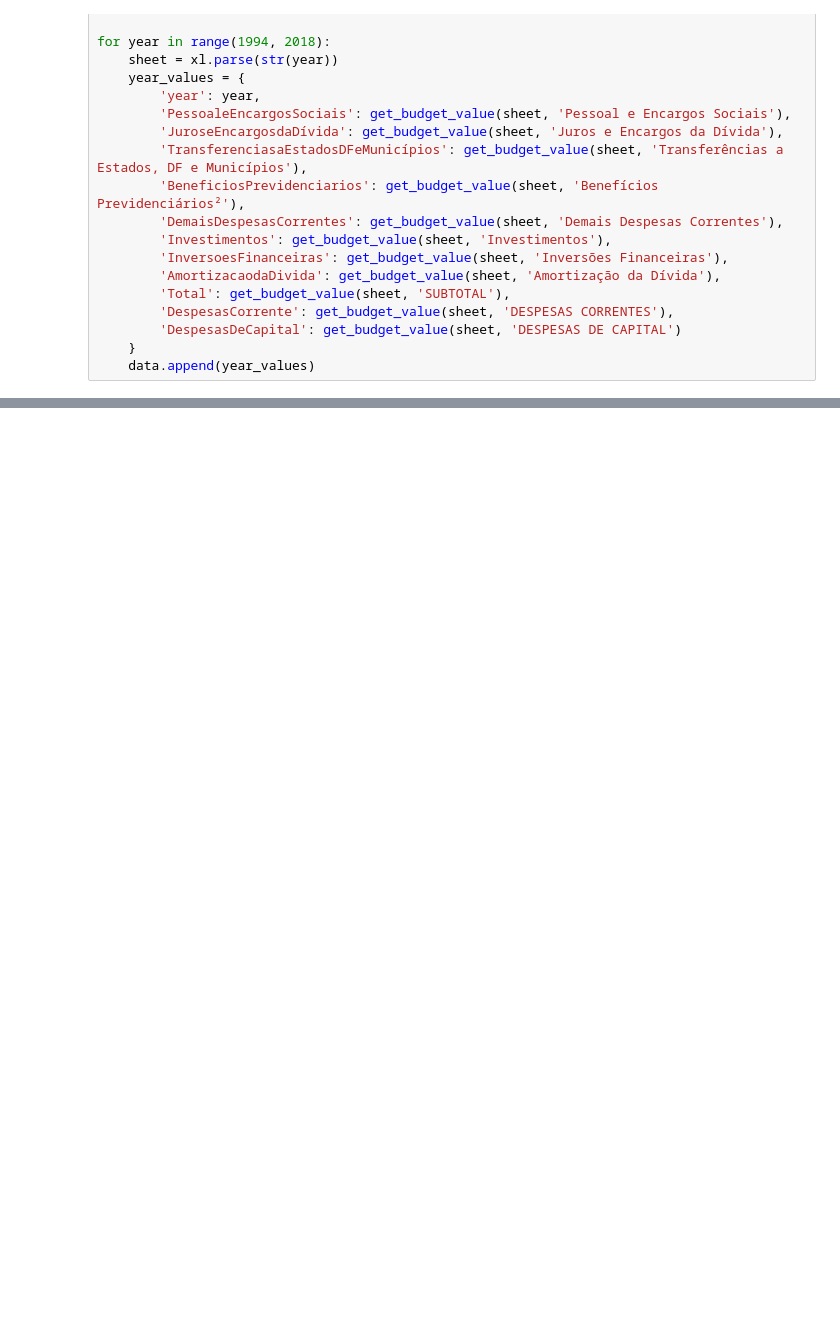
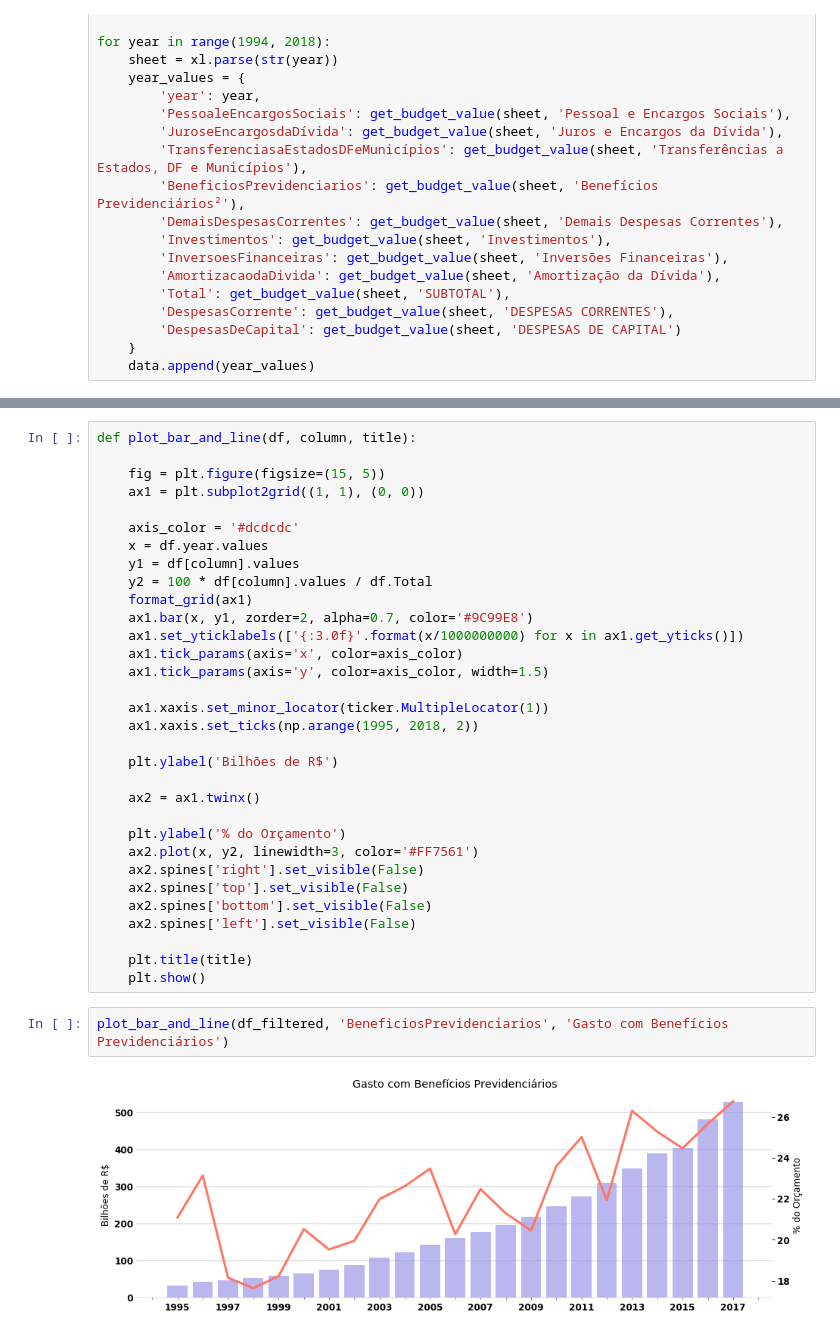
Before and after one commit to rafaelpadovezi/charts-charts-charts, a Jupyter notebook: notebooks/orcamento-federal/Despesa.ipynb, the cells around one changed output, grey strips where cells are left out. Drawn from its saved outputs; the diff is of its cells as text; blank space fills up the shorter version.

```diff
--- a/notebooks/orcamento-federal/Despesa.ipynb
+++ b/notebooks/orcamento-federal/Despesa.ipynb
@@ -47,0 +128,36 @@ pd.DataFrame(data)
+# %%
+def plot_bar_and_line(df, column, title):
+
+    fig = plt.figure(figsize=(15, 5))
+    ax1 = plt.subplot2grid((1, 1), (0, 0))
+
+    axis_color = '#dcdcdc'
+    x = df.year.values
+    y1 = df[column].values
+    y2 = 100 * df[column].values / df.Total
+    format_grid(ax1)
+    ax1.bar(x, y1, zorder=2, alpha=0.7, color='#9C99E8')
+    ax1.set_yticklabels(['{:3.0f}'.format(x/1000000000) for x in ax1.get_yticks()])
+    ax1.tick_params(axis='x', color=axis_color)
+    ax1.tick_params(axis='y', color=axis_color, width=1.5)
+
+    ax1.xaxis.set_minor_locator(ticker.MultipleLocator(1))
+    ax1.xaxis.set_ticks(np.arange(1995, 2018, 2))
+
+    plt.ylabel('Bilhões de R$')
+
+    ax2 = ax1.twinx()
+
+    plt.ylabel('% do Orçamento')
+    ax2.plot(x, y2, linewidth=3, color='#FF7561')
+    ax2.spines['right'].set_visible(False)
+    ax2.spines['top'].set_visible(False)
+    ax2.spines['bottom'].set_visible(False)
+    ax2.spines['left'].set_visible(False)
+
+    plt.title(title)
+    plt.show()
+# %%
+plot_bar_and_line(df_filtered, 'BeneficiosPrevidenciarios', 'Gasto com Benefícios Previdenciários')
+# %% [output]
+[figure, added]
```
Also changed, not shown: parts of 8 cells of this notebook.
